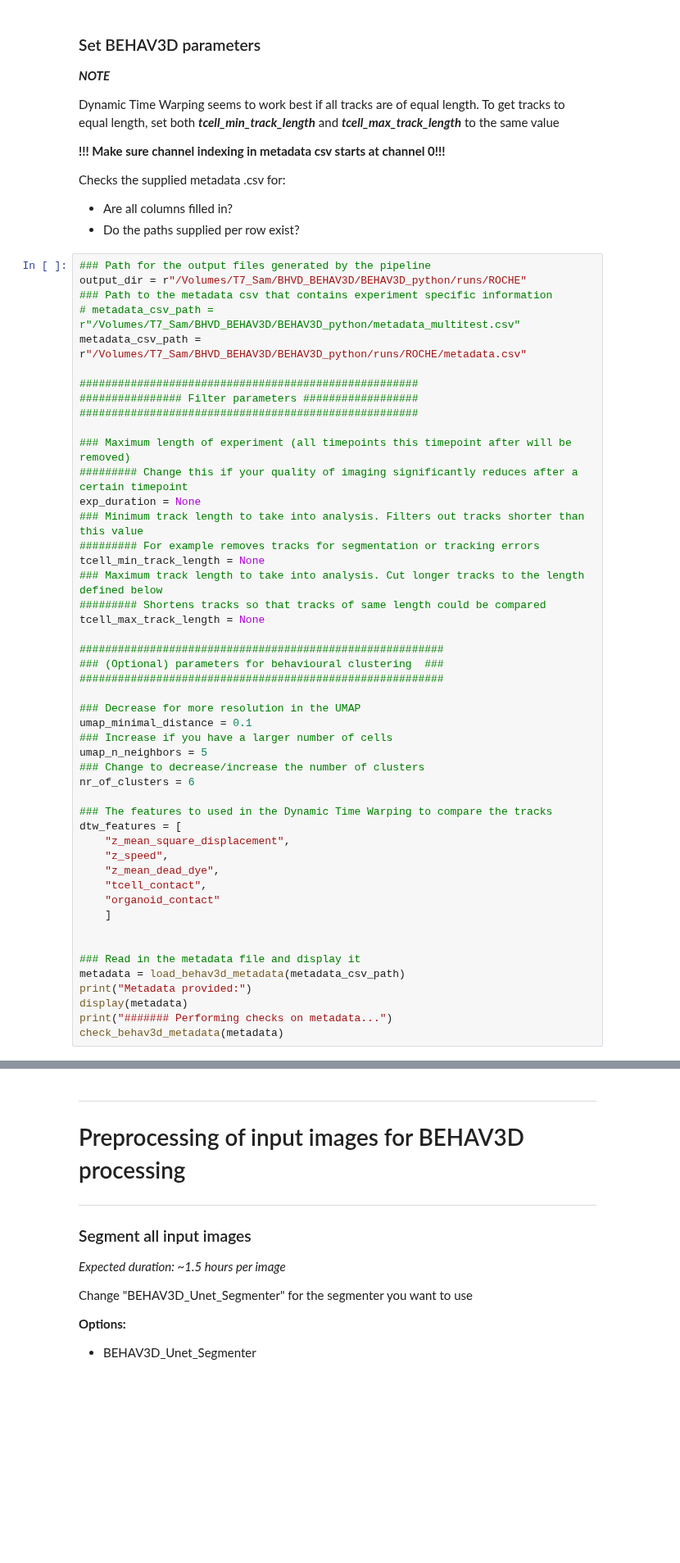
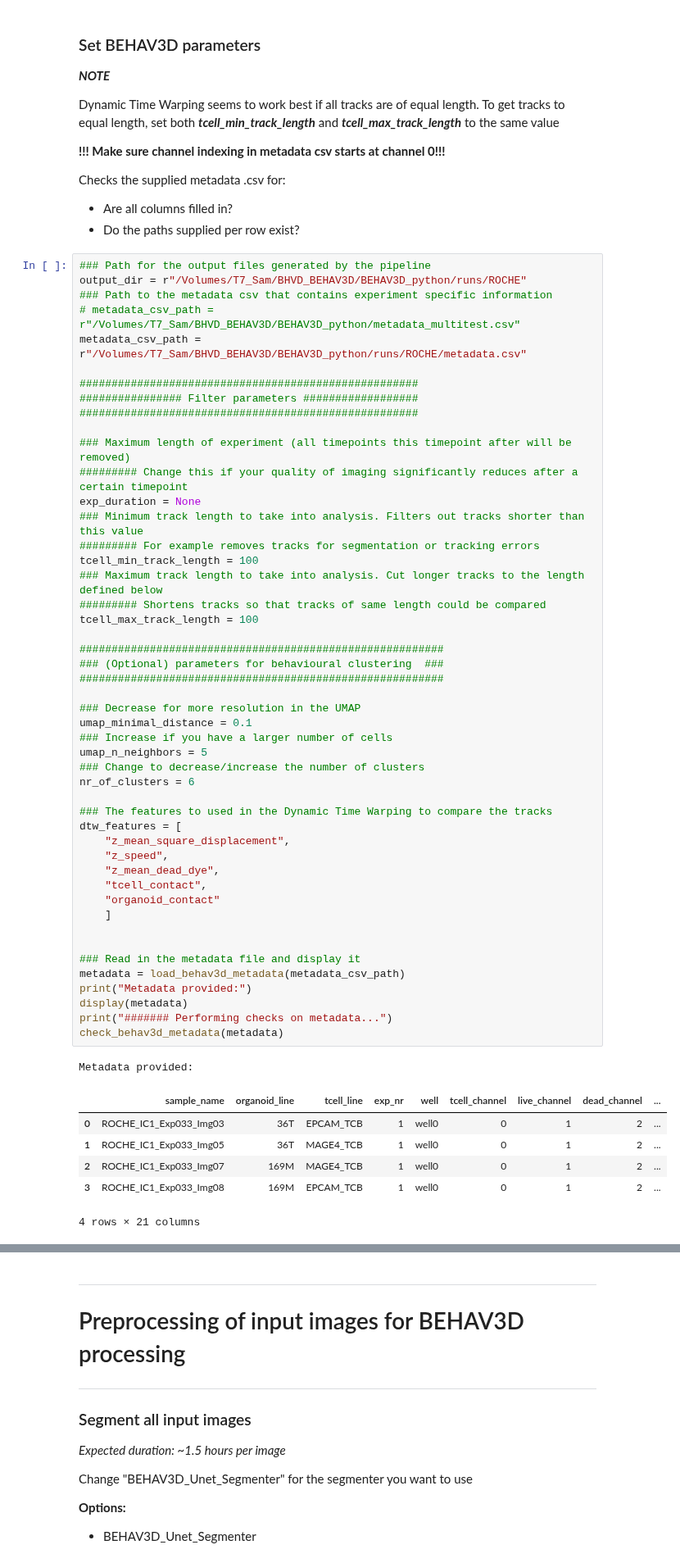
Before and after one commit to imAIgene-Dream3D/BEHAV3D, a Jupyter notebook: notebooks/run_behav3d.ipynb, the cells around one changed output, grey strips where cells are left out. Shown at 82% size. Cells and saved outputs as stored; diff of their text form; blank space fills up the shorter version.

```diff
--- a/notebooks/run_behav3d.ipynb
+++ b/notebooks/run_behav3d.ipynb
@@ -59,35 +59,43 @@ metadata_csv_path = r"/Volumes/T7_Sam/BHVD_BEHAV3D/BEHAV3D_python/runs/ROCHE/met
 exp_duration = None
 ### Minimum track length to take into analysis. Filters out tracks shorter than this value
 ######### For example removes tracks for segmentation or tracking errors
-tcell_min_track_length = None
+tcell_min_track_length = 100
 ### Maximum track length to take into analysis. Cut longer tracks to the length defined below
 ######### Shortens tracks so that tracks of same length could be compared
-tcell_max_track_length = None
+tcell_max_track_length = 100
 
 #########################################################
 ### (Optional) parameters for behavioural clustering  ###
 #########################################################
 
 ### Decrease for more resolution in the UMAP
 umap_minimal_distance = 0.1
 ### Increase if you have a larger number of cells
 umap_n_neighbors = 5
 ### Change to decrease/increase the number of clusters
 nr_of_clusters = 6
 
 ### The features to used in the Dynamic Time Warping to compare the tracks
 dtw_features = [
     "z_mean_square_displacement",
     "z_speed",
     "z_mean_dead_dye",
     "tcell_contact",
     "organoid_contact"
     ]
 
 
 ### Read in the metadata file and display it
 metadata = load_behav3d_metadata(metadata_csv_path)
 print("Metadata provided:")
 display(metadata)
 print("####### Performing checks on metadata...")
 check_behav3d_metadata(metadata)
+# %% [output]
+Metadata provided:
+|  | sample_name | organoid_line | tcell_line | exp_nr | well | tcell_channel | live_channel | dead_channel | ... |
+| 0 | ROCHE_IC1_Exp033_Img03 | 36T | EPCAM_TCB | 1 | well0 | 0 | 1 | 2 | ... |
+| 1 | ROCHE_IC1_Exp033_Img05 | 36T | MAGE4_TCB | 1 | well0 | 0 | 1 | 2 | ... |
+| 2 | ROCHE_IC1_Exp033_Img07 | 169M | MAGE4_TCB | 1 | well0 | 0 | 1 | 2 | ... |
+| 3 | ROCHE_IC1_Exp033_Img08 | 169M | EPCAM_TCB | 1 | well0 | 0 | 1 | 2 | ... |
+4 rows × 21 columns
```
Also changed, not shown: parts of 12 cells of this notebook, 7 other files.
